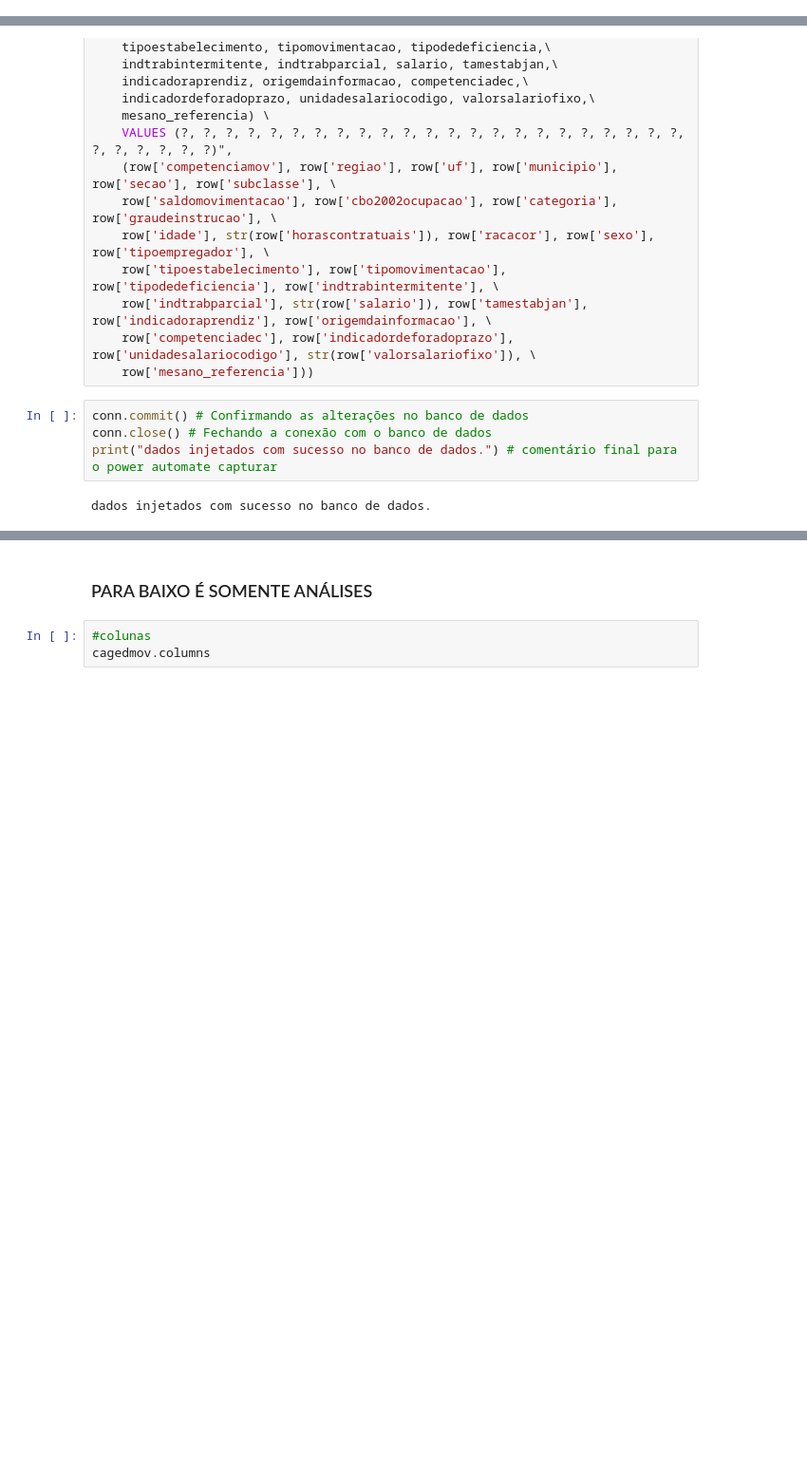
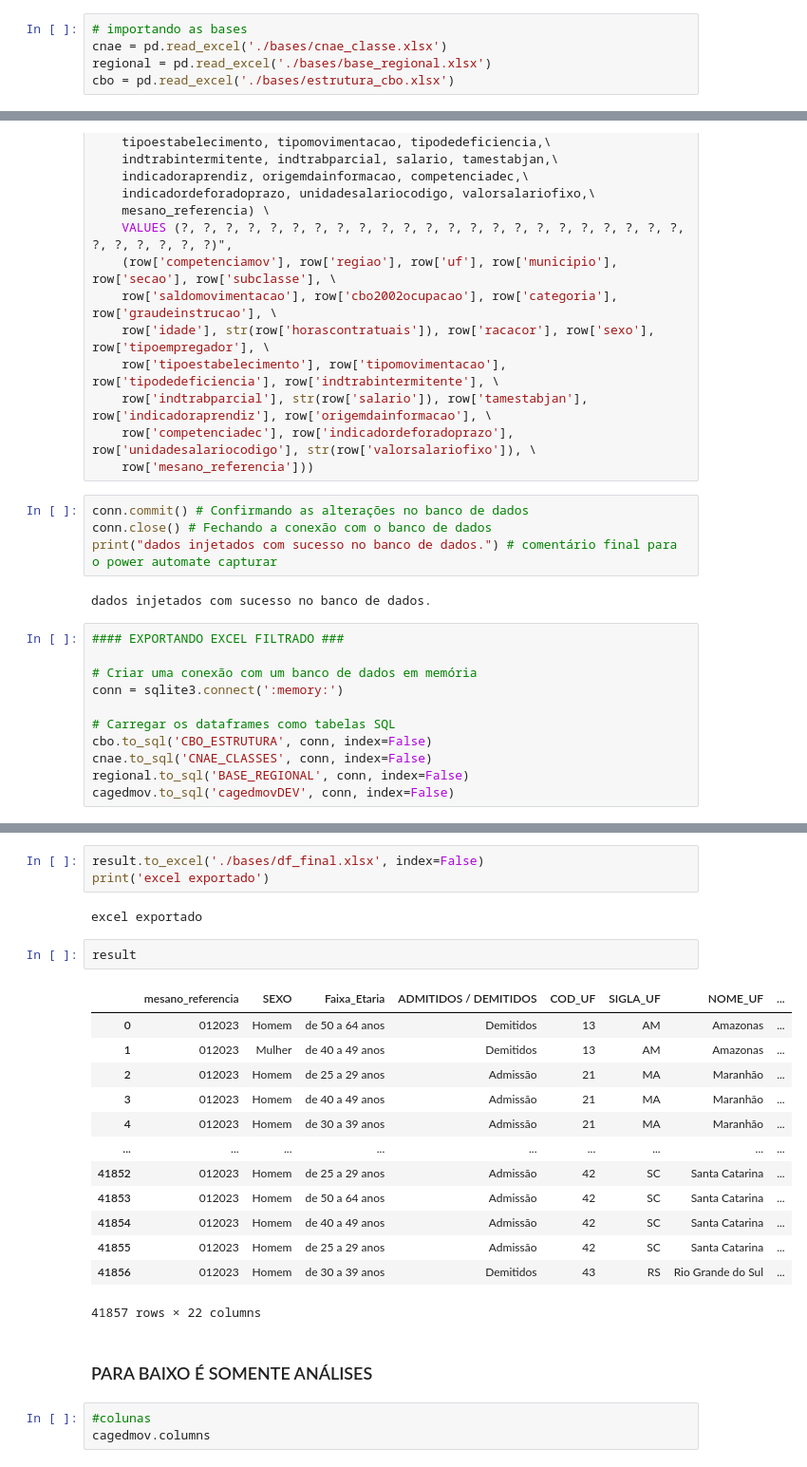
Before and after one commit to rodrigo-id-pa/Extrair_dados_CAGED, a Jupyter notebook: caged-ftp.ipynb, the cells around one changed output, grey strips where cells are left out. Shown at 95% size. Cells and saved outputs as stored; diff of their text form; blank space fills up the shorter version.

```diff
--- a/caged-ftp.ipynb
+++ b/caged-ftp.ipynb
@@ -37,3 +39,8 @@ import io
+# %%
+# importando as bases
+cnae = pd.read_excel('./bases/cnae_classe.xlsx')
+regional = pd.read_excel('./bases/base_regional.xlsx')
+cbo = pd.read_excel('./bases/estrutura_cbo.xlsx')
 # %%
 # função para remover acentuação dos dataframes
 def remover_acentuacao_titulos(df):
@@ -201,3 +208,14 @@ conn.close() # Fechando a conexão com o banco de dados
 print("dados injetados com sucesso no banco de dados.") # comentário final para o power automate capturar
 # %% [output]
 dados injetados com sucesso no banco de dados.
+# %%
+#### EXPORTANDO EXCEL FILTRADO ###
+
+# Criar uma conexão com um banco de dados em memória
+conn = sqlite3.connect(':memory:')
+
+# Carregar os dataframes como tabelas SQL
+cbo.to_sql('CBO_ESTRUTURA', conn, index=False)
+cnae.to_sql('CNAE_CLASSES', conn, index=False)
+regional.to_sql('BASE_REGIONAL', conn, index=False)
+cagedmov.to_sql('cagedmovDEV', conn, index=False)
@@ -204,3 +291,24 @@ dados injetados com sucesso no banco de dados.
+# %%
+result.to_excel('./bases/df_final.xlsx', index=False)
+print('excel exportado')
+# %% [output]
+excel exportado
+# %%
+result
+# %% [output]
+|  | mesano_referencia | SEXO | Faixa_Etaria | ADMITIDOS / DEMITIDOS | COD_UF | SIGLA_UF | NOME_UF | ... |
+| 0 | 012023 | Homem | de 50 a 64 anos | Demitidos | 13 | AM | Amazonas | ... |
+| 1 | 012023 | Mulher | de 40 a 49 anos | Demitidos | 13 | AM | Amazonas | ... |
+| 2 | 012023 | Homem | de 25 a 29 anos | Admissão | 21 | MA | Maranhão | ... |
+| 3 | 012023 | Homem | de 40 a 49 anos | Admissão | 21 | MA | Maranhão | ... |
+| 4 | 012023 | Homem | de 30 a 39 anos | Admissão | 21 | MA | Maranhão | ... |
+| ... | ... | ... | ... | ... | ... | ... | ... | ... |
+| 41852 | 012023 | Homem | de 25 a 29 anos | Admissão | 42 | SC | Santa Catarina | ... |
+| 41853 | 012023 | Homem | de 50 a 64 anos | Admissão | 42 | SC | Santa Catarina | ... |
+| 41854 | 012023 | Homem | de 40 a 49 anos | Admissão | 42 | SC | Santa Catarina | ... |
+| 41855 | 012023 | Homem | de 25 a 29 anos | Admissão | 42 | SC | Santa Catarina | ... |
+| 41856 | 012023 | Homem | de 30 a 39 anos | Demitidos | 43 | RS | Rio Grande do Sul | ... |
+41857 rows × 22 columns
 # %% [markdown]
 ### PARA BAIXO É SOMENTE ANÁLISES ####
 # %%
```
Also changed, not shown: parts of 7 cells of this notebook, 5 other files.
